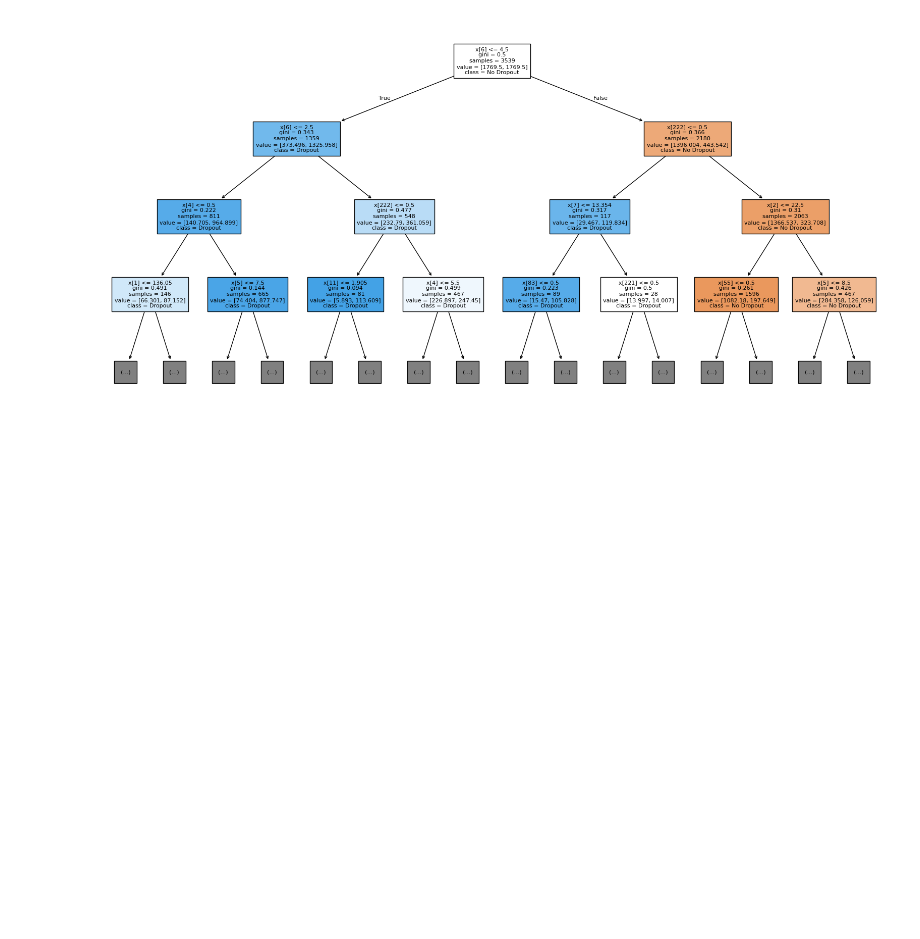
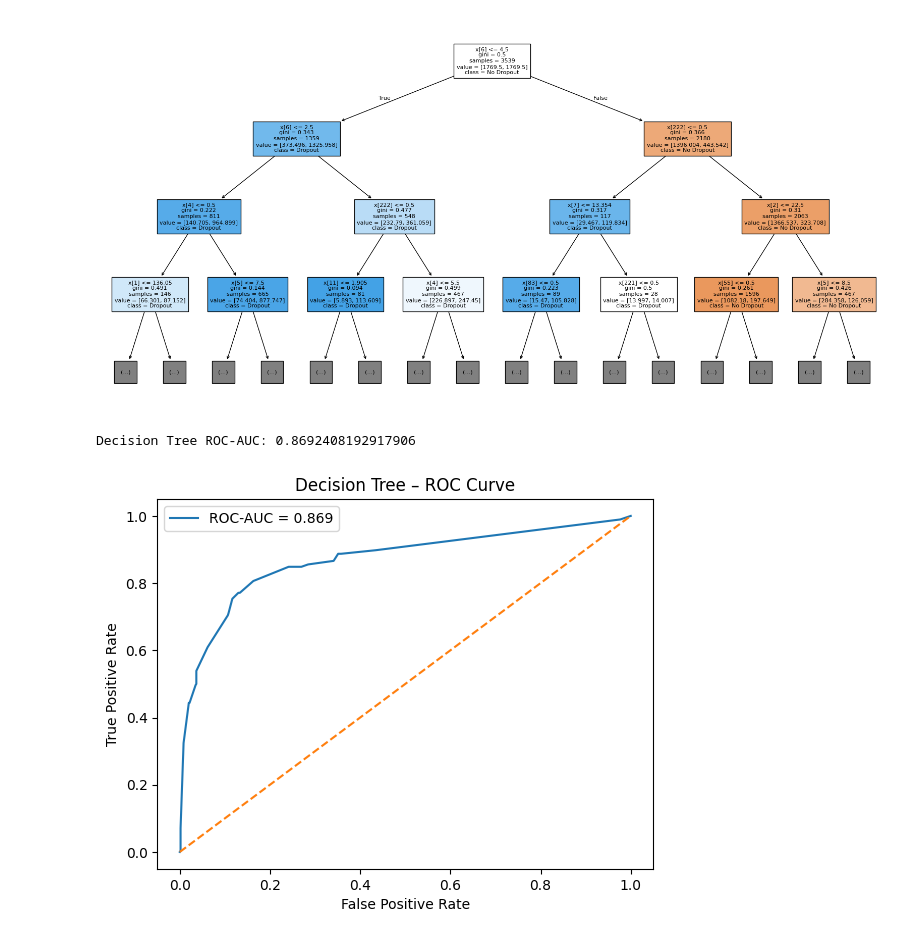
Before and after one commit to PawaniMekhala/AI-Driven-Student-Dropout-Prediction, a Jupyter notebook: 03_baseline_models.ipynb, the cells around one changed output. Drawn from its saved outputs; the diff is of its cells as text; code cells hidden in the pictures; blank space fills up the shorter version.

```diff
--- a/03_baseline_models.ipynb
+++ b/03_baseline_models.ipynb
@@ -230,3 +230,24 @@ plot_tree(
 plt.show()
 # %% [output]
 [figure]
+# %%
+from sklearn.metrics import roc_auc_score
+
+y_prob_dt = dt.predict_proba(X_test)[:, 1]
+roc_auc_dt = roc_auc_score(y_test, y_prob_dt)
+
+print("Decision Tree ROC-AUC:", roc_auc_dt)
+# ROC Curve
+fpr, tpr, _ = roc_curve(y_test, y_prob_dt)
+
+plt.figure()
+plt.plot(fpr, tpr, label=f"ROC-AUC = {roc_auc_dt:.3f}")
+plt.plot([0, 1], [0, 1], linestyle="--")
+plt.xlabel("False Positive Rate")
+plt.ylabel("True Positive Rate")
+plt.title("Decision Tree – ROC Curve")
+plt.legend()
+plt.show()
+# %% [output]
+Decision Tree ROC-AUC: 0.8692408192917906
+[figure, added]
```
